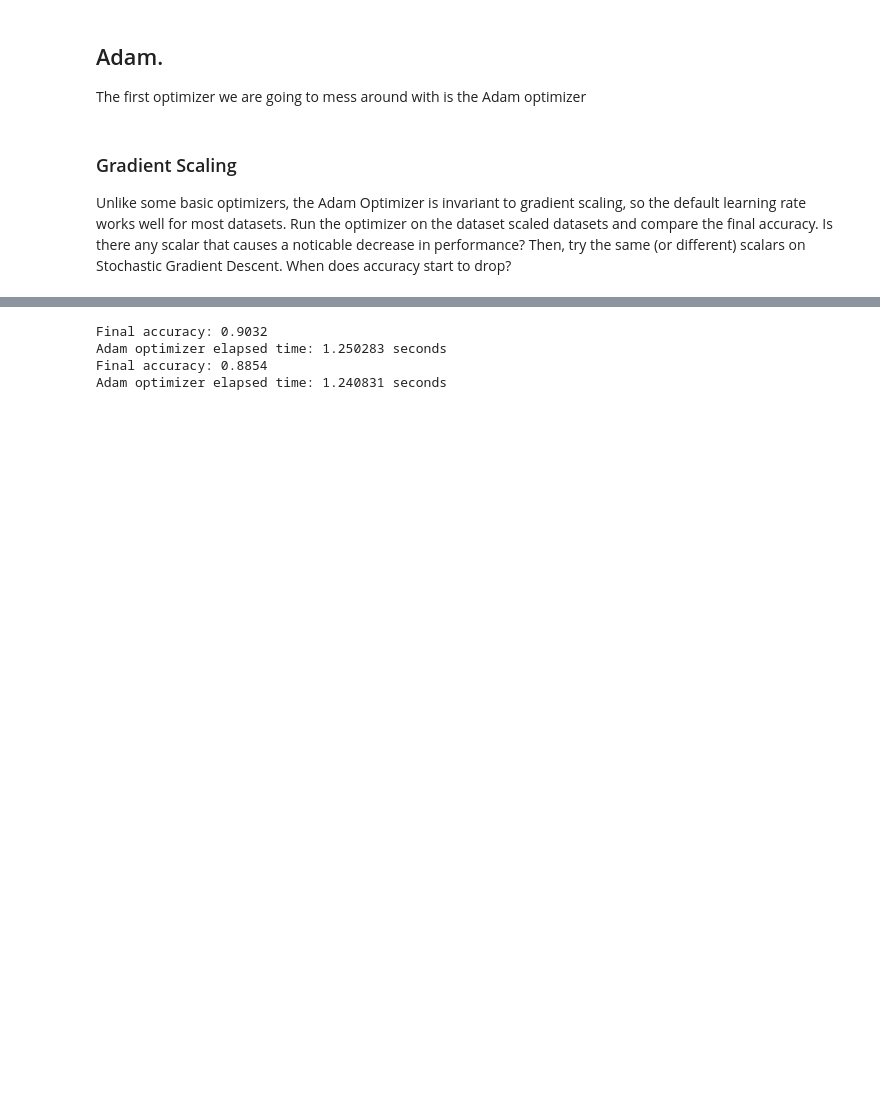
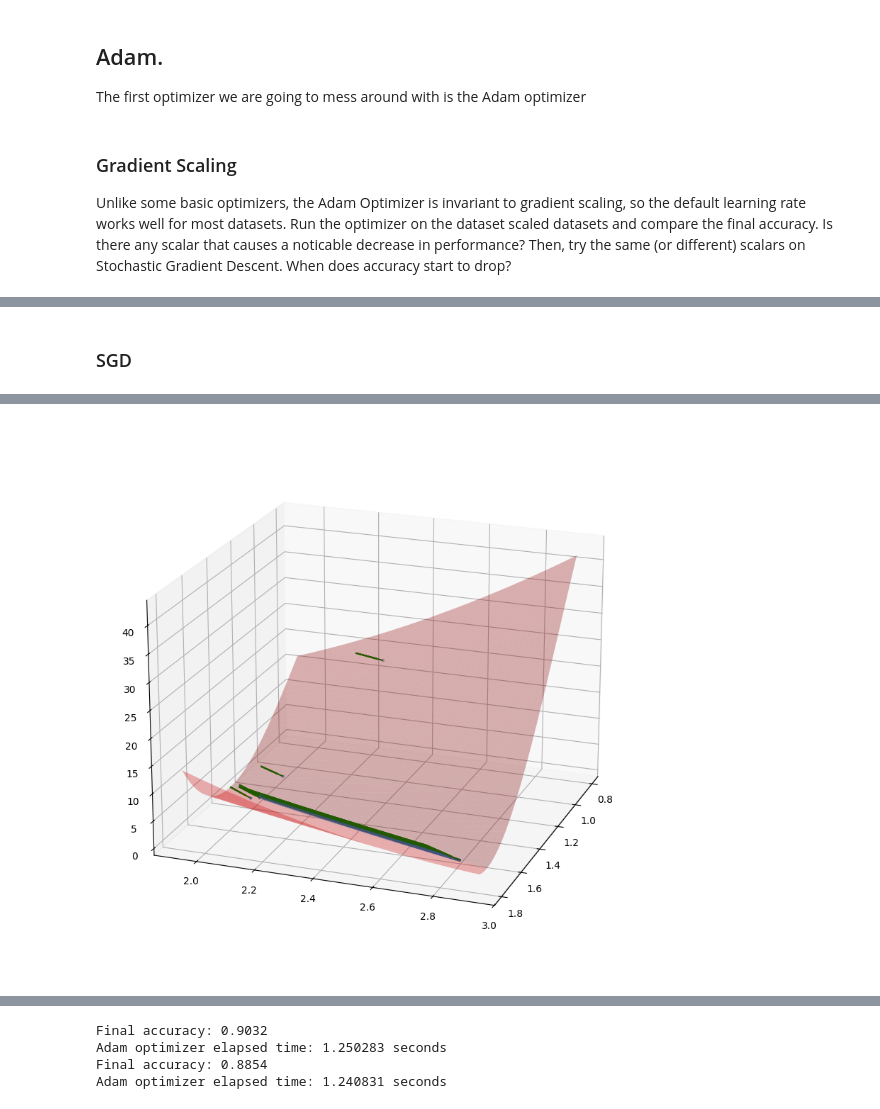
Before and after one commit to UMT-CSCI-557/optimizers, a Jupyter notebook: adam_master_version.ipynb, the cells around one changed output, grey strips where cells are left out. Cells and saved outputs as stored; diff of their text form; code cells hidden in the pictures; blank space fills up the shorter version.

```diff
--- a/adam_master_version.ipynb
+++ b/adam_master_version.ipynb
@@ -277,0 +213,22 @@ make_graphic(test_f_2,weights, z_values, grad_list)
+# %% [markdown]
+### SGD
+# %%
+'''
+Time for round two, this time we have a more interesting function
+Remember, the parameters for this function need to be inputed into the optimizer as:
+[x]
+Remember that!
+
+After you do that, play around with the learning rate you settle on, see if you can get it to optimize as fast as possible!
+See what happens to the graph and the time elapsed when the learning rate is big vs small.
+Try changing the inital values of the inputs (the x values) and see what happens.
+
+'''
+x = torch.tensor([2.0,2.0], requires_grad=True)
+### Make an optimizer:
+optimizer = torch.optim.SGD([x], lr=0.01)  #!REMOVE
+###
+with time_block("Adam optimizer"):
+    weights, z_values, grad_list = get_gradient_info(banana_function,optimizer,x)
+make_graphic(banana_function,weights, z_values, grad_list)
+# %% [output]
@@ -277,0 +236 @@ make_graphic(test_f_2,weights, z_values, grad_list)
+[figure, added]
```
Also changed, not shown: parts of 15 cells of this notebook.
